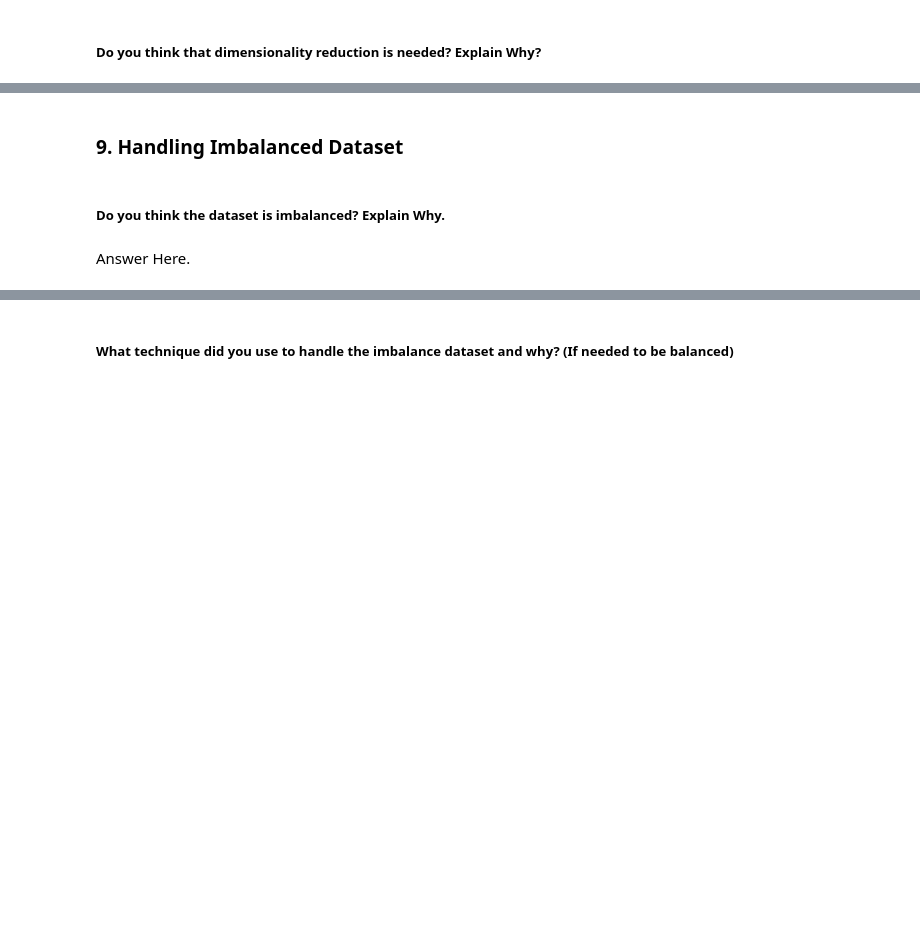
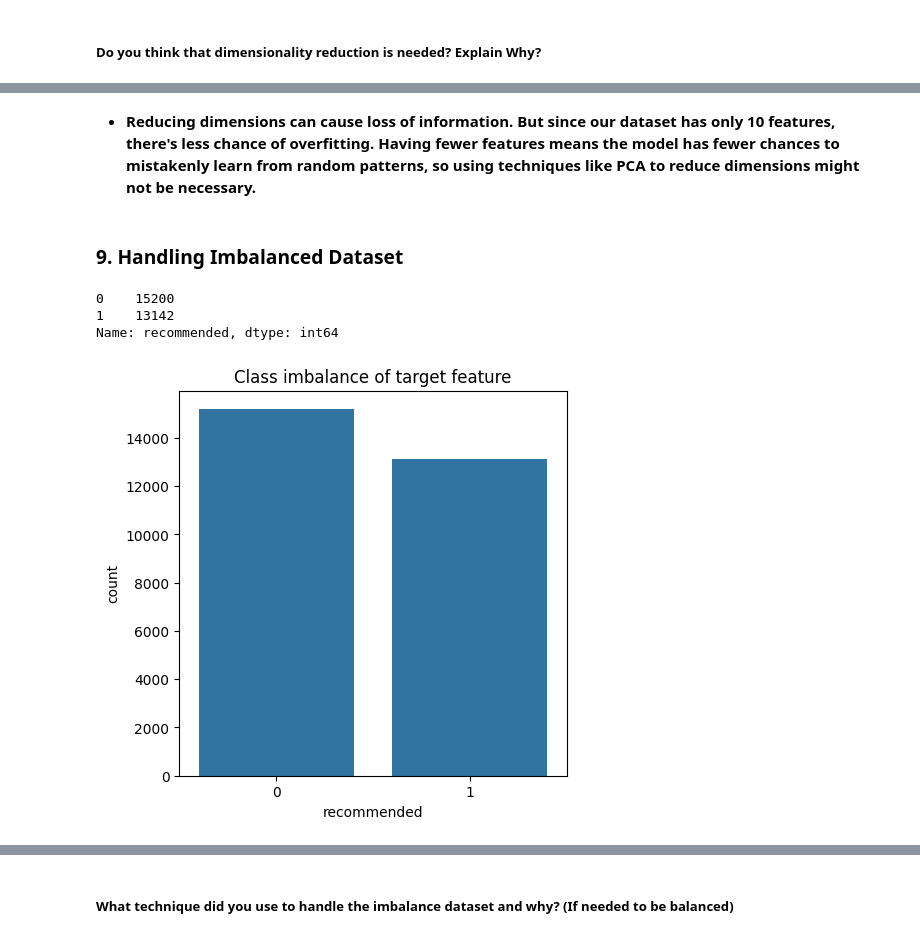
Before and after one commit to samee-faq/Airline_Passenger_Referral_Prediction_ML_Classification_Capstone_Project, a Jupyter notebook: Sameera's_Airline_Passenger_Referral_Prediction_ML_Classification_Capstone_Project.ipynb, the cells around one changed output, grey strips where cells are left out. Cells and saved outputs as stored; diff of their text form; code cells hidden in the pictures; blank space fills up the shorter version.

Commit message:
handling Imbalanced dataset

```diff
--- a/Sameera's_Airline_Passenger_Referral_Prediction_ML_Classification_Capstone_Project.ipynb
+++ b/Sameera's_Airline_Passenger_Referral_Prediction_ML_Classification_Capstone_Project.ipynb
@@ -1293,8 +1277,20 @@ Answer Here.
+# %% [markdown]
+* **Reducing dimensions can cause loss of information. But since our dataset has only 10 features, there's less chance of overfitting. Having fewer features means the model has fewer chances to mistakenly learn from random patterns, so using techniques like PCA to reduce dimensions might not be necessary.**
 # %% [markdown]
 ### 9. Handling Imbalanced Dataset
-# %% [markdown]
-##### Do you think the dataset is imbalanced? Explain Why.
-# %% [markdown]
-Answer Here.
 # %%
 # Handling Imbalanced Dataset (If needed)
+df['recommended'].value_counts()
+# %% [output]
+0    15200
+1    13142
+Name: recommended, dtype: int64
+# %%
+# Plotting bar graph to vizualize the class imbalance of target feature
+plt.figure(figsize=(5,5))
+plot=plt.subplot(111)
+sns.countplot(x=df['recommended'])
+plt.title('Class imbalance of target feature')
+plt.show()
+# %% [output]
+[figure, added]
```
Also changed, not shown: parts of 18 cells of this notebook.
